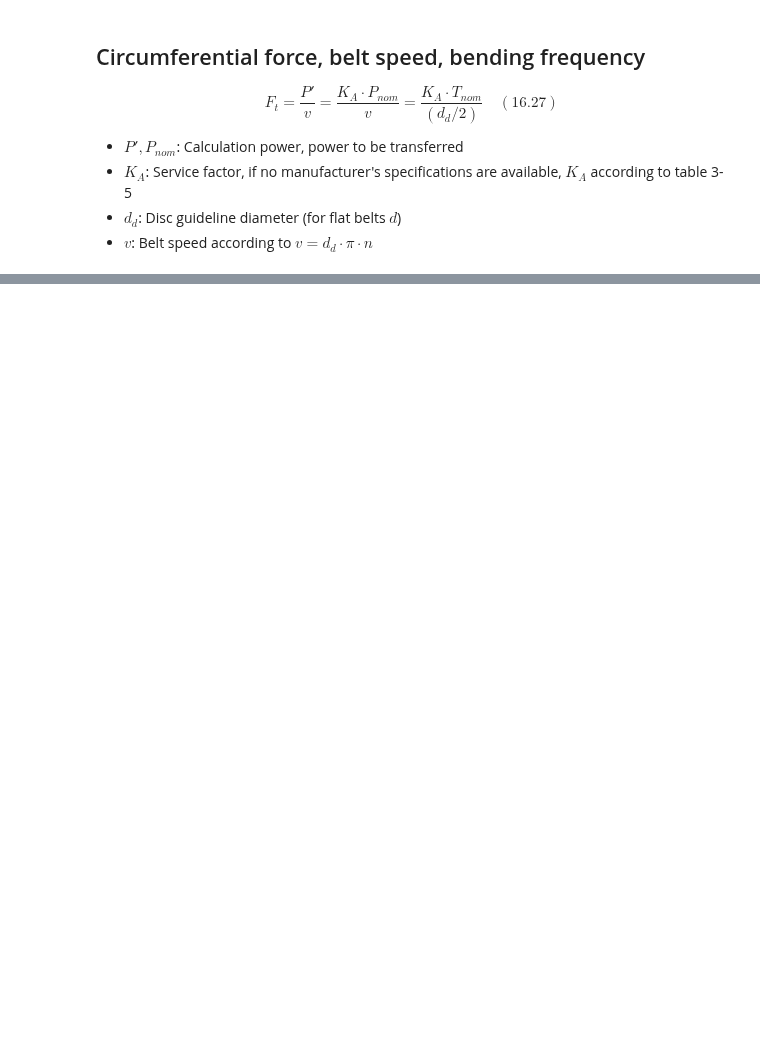
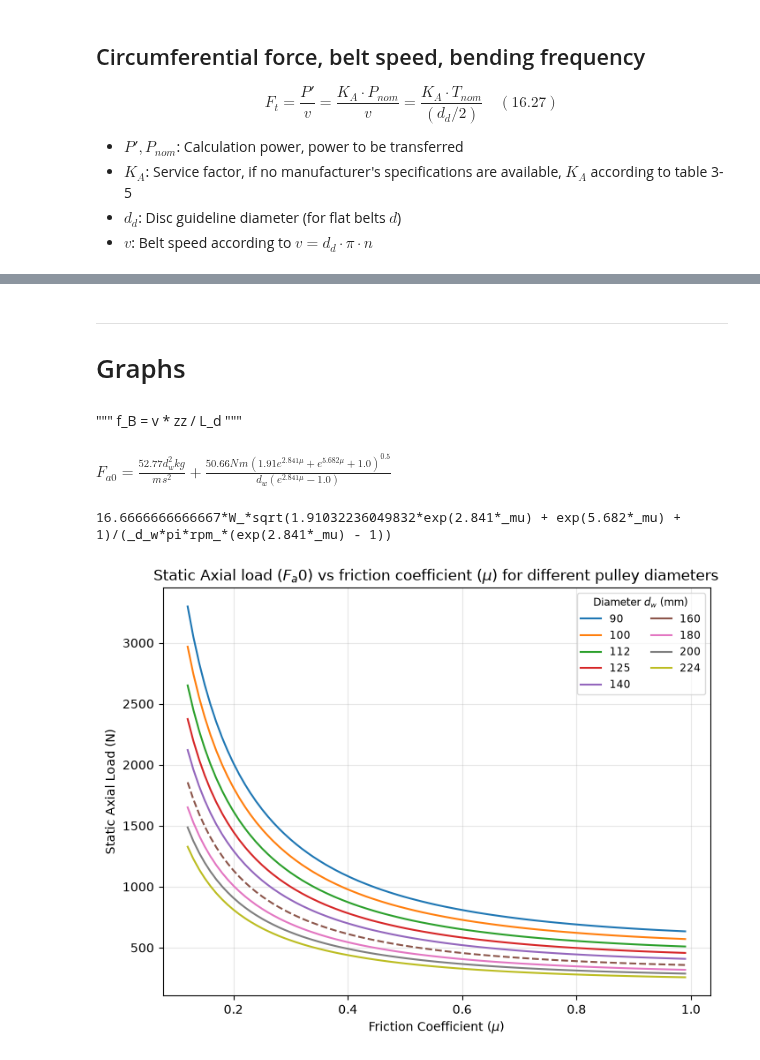
Before and after one commit to ceenyam/machine_design, a Jupyter notebook: Project-class 2-Belt.ipynb, the cells around one changed output, grey strips where cells are left out. Drawn from its saved outputs; the diff is of its cells as text; code cells hidden in the pictures; blank space fills up the shorter version.

```diff
--- a/Project-class 2-Belt.ipynb
+++ b/Project-class 2-Belt.ipynb
@@ -306,0 +319,70 @@ $\displaystyle F_{a} = 1149.0 N_{}$
+# %% [markdown]
+---
+
+# Graphs
+# %%
+B = RnM.Belt()
+BF = RnM.Belt()
+# %% [markdown]
+""" f_B = v * zz / L_d """
+# %%
+B.K_A = 1.5
+B.beta_1 = 2.841
+B.eta = 0.9
+B.P = 15000*W_
+#B.d_w = 160*mm_
+B.n = 1500*rpm_
+B.alpha = UM.All_to_SI( 38*deg_)
+B.rho = 1.3*kg_/(dm_*dm_*dm_)
+B.A_S = 55.56*mm_*mm_
+B.z = 3
+
+B.v = B.E16_36_BeltSpeed()
+B.m = B.E16_3_Eytelwein()
+B.Pprime = B.P*B.K_A/B.eta
+B.F_t = B.Pprime / B.v
+
+
+B.F_c = B.z*B.E16_5_CentrifugalForce()
+B.F_a = B.E16_6_AxleLoad()
+B.F_a0 = UM.kgm_s2_to_N( UM.All_to_SI( B.E16_7_TotalAxleLoad()))
+t=HM.EqPrint('F_a0',B.F_a0)
+
+
+
+
+
+# 1. Convert mm to meters as pure numerical floats (divide by 1000)
+diameter_mm = [90, 100, 112, 125, 140, 160, 180, 200, 224]
+diameter_vals = [d / 1000.0 for d in diameter_mm]  # Pure numbers in meters
+
+mu_vals = np.arange(0.12, 1.0, 0.01)
+
+# Evaluate axle load
+print(B.F_a)
+F_a0_vals, A, C = HM.evaluate(B.F_a0, {'d_w': diameter_vals, 'mu': mu_vals})
+
+# 2. Convert SymPy numeric objects to a clean NumPy float array
+F_a0_vals = np.array(F_a0_vals, dtype=float)
+
+fig, ax = plt.subplots(figsize=(8, 6))
+
+
+lines = ax.plot(mu_vals, F_a0_vals.T)
+
+ax.legend(lines, diameter_mm, title=r'Diameter $d_w$ (mm)',
+          loc='upper right', ncol=2, fontsize='small', title_fontsize='small',
+          framealpha=0.7)
+
+ax.set_title('Static Axial load $(F_a0)$ vs friction coefficient $(\mu)$ for different pulley diameters')
+ax.set_xlabel(r'Friction Coefficient ($\mu$)')
+ax.set_ylabel('Static Axial Load (N)')
+lines[diameter_mm.index(160)].set_linestyle('--')
+
+
+plt.grid(True, alpha=0.3)
+plt.show()
+# %% [output]
+$\displaystyle F_{a0} = \frac{52.77 d_{w}^{2} kg_{}}{m_{} s_{}^{2}} + \frac{50.66 N_{} m_{} \left(1.91 e^{2.841 \mu} + e^{5.682 \mu} + 1.0\right)^{0.5}}{d_{w} \left(e^{2.841 \mu} - 1.0\right)}$
+16.6666666666667*W_*sqrt(1.91032236049832*exp(2.841*_mu) + exp(5.682*_mu) + 1)/(_d_w*pi*rpm_*(exp(2.841*_mu) - 1))
+[figure, added]
```
Also changed, not shown: parts of 7 cells of this notebook, 1 other file.
